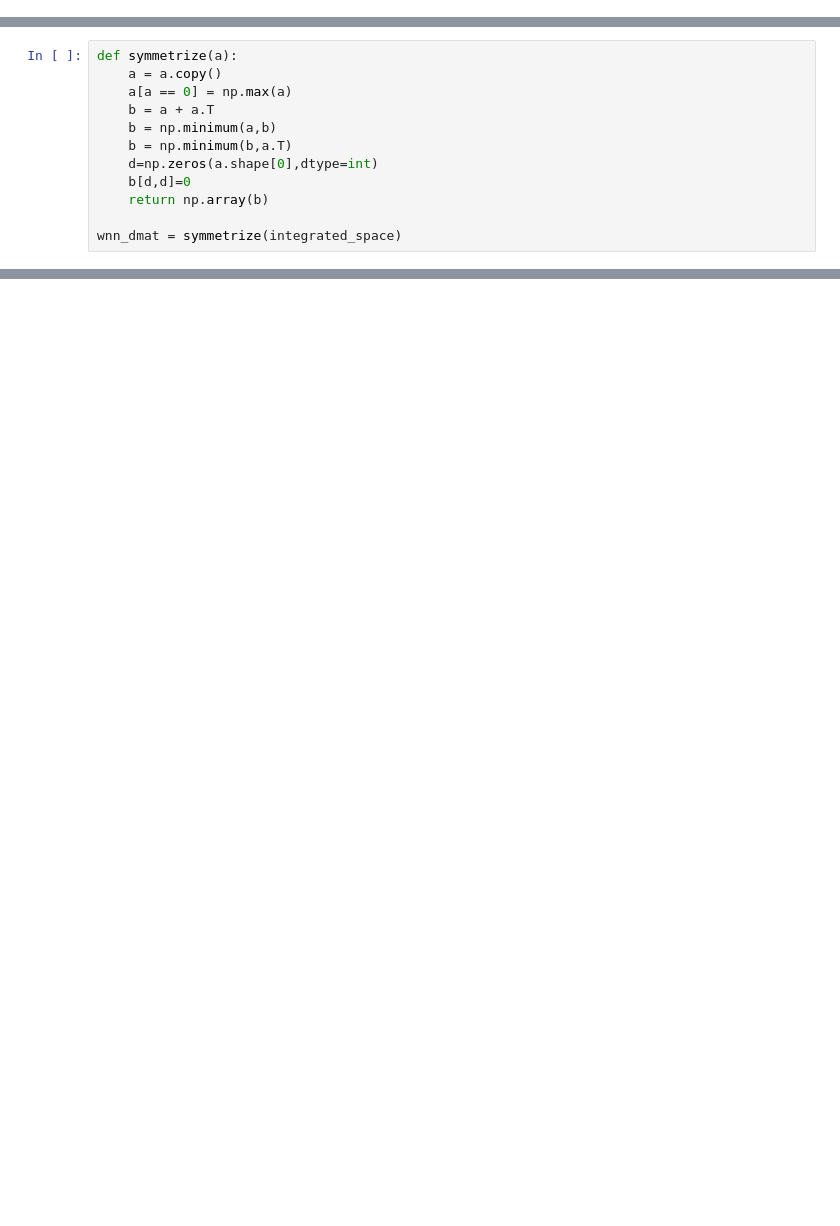
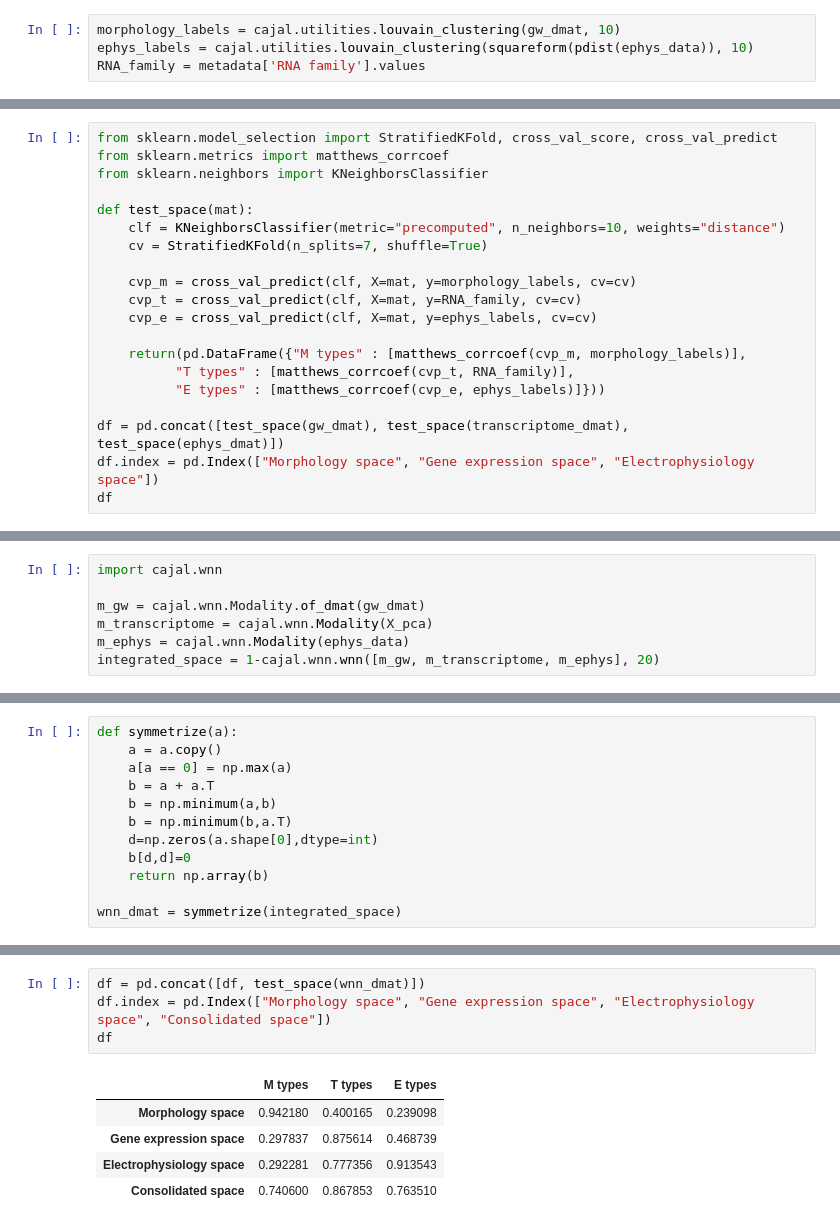
Before and after one commit to CamaraLab/CAJAL, a Jupyter notebook: docs/notebooks/Example_4.ipynb, the cells around one changed output, grey strips where cells are left out. Cells and saved outputs as stored; diff of their text form; blank space fills up the shorter version.

```diff
--- a/docs/notebooks/Example_4.ipynb
+++ b/docs/notebooks/Example_4.ipynb
@@ -277,0 +156,4 @@ It is possible to use UMAP, however, by symmetrizing the matrix. We will take th
+# %%
+morphology_labels = cajal.utilities.louvain_clustering(gw_dmat, 10)
+ephys_labels = cajal.utilities.louvain_clustering(squareform(pdist(ephys_data)), 10)
+RNA_family = metadata['RNA family'].values
@@ -277,0 +210,20 @@ It is possible to use UMAP, however, by symmetrizing the matrix. We will take th
+# %%
+from sklearn.model_selection import StratifiedKFold, cross_val_score, cross_val_predict
+from sklearn.metrics import matthews_corrcoef
+from sklearn.neighbors import KNeighborsClassifier
+
+def test_space(mat):
+    clf = KNeighborsClassifier(metric="precomputed", n_neighbors=10, weights="distance")
+    cv = StratifiedKFold(n_splits=7, shuffle=True)
+
+    cvp_m = cross_val_predict(clf, X=mat, y=morphology_labels, cv=cv)
+    cvp_t = cross_val_predict(clf, X=mat, y=RNA_family, cv=cv)
+    cvp_e = cross_val_predict(clf, X=mat, y=ephys_labels, cv=cv)
+
+    return(pd.DataFrame({"M types" : [matthews_corrcoef(cvp_m, morphology_labels)],
+          "T types" : [matthews_corrcoef(cvp_t, RNA_family)],
+          "E types" : [matthews_corrcoef(cvp_e, ephys_labels)]}))
+
+df = pd.concat([test_space(gw_dmat), test_space(transcriptome_dmat), test_space(ephys_dmat)])
+df.index = pd.Index(["Morphology space", "Gene expression space", "Electrophysiology space"])
+df
@@ -277,0 +239,7 @@ It is possible to use UMAP, however, by symmetrizing the matrix. We will take th
+# %%
+import cajal.wnn
+
+m_gw = cajal.wnn.Modality.of_dmat(gw_dmat)
+m_transcriptome = cajal.wnn.Modality(X_pca)
+m_ephys = cajal.wnn.Modality(ephys_data)
+integrated_space = 1-cajal.wnn.wnn([m_gw, m_transcriptome, m_ephys], 20)
@@ -405,0 +266,10 @@ for labels in [morphology_labels, RNA_family, ephys_labels]:
+# %%
+df = pd.concat([df, test_space(wnn_dmat)])
+df.index = pd.Index(["Morphology space", "Gene expression space", "Electrophysiology space", "Consolidated space"])
+df
+# %% [output]
+|  | M types | T types | E types |
+| Morphology space | 0.942180 | 0.400165 | 0.239098 |
+| Gene expression space | 0.297837 | 0.875614 | 0.468739 |
+| Electrophysiology space | 0.292281 | 0.777356 | 0.913543 |
+| Consolidated space | 0.740600 | 0.867853 | 0.763510 |
```
Also changed, not shown: parts of 94 cells of this notebook.
